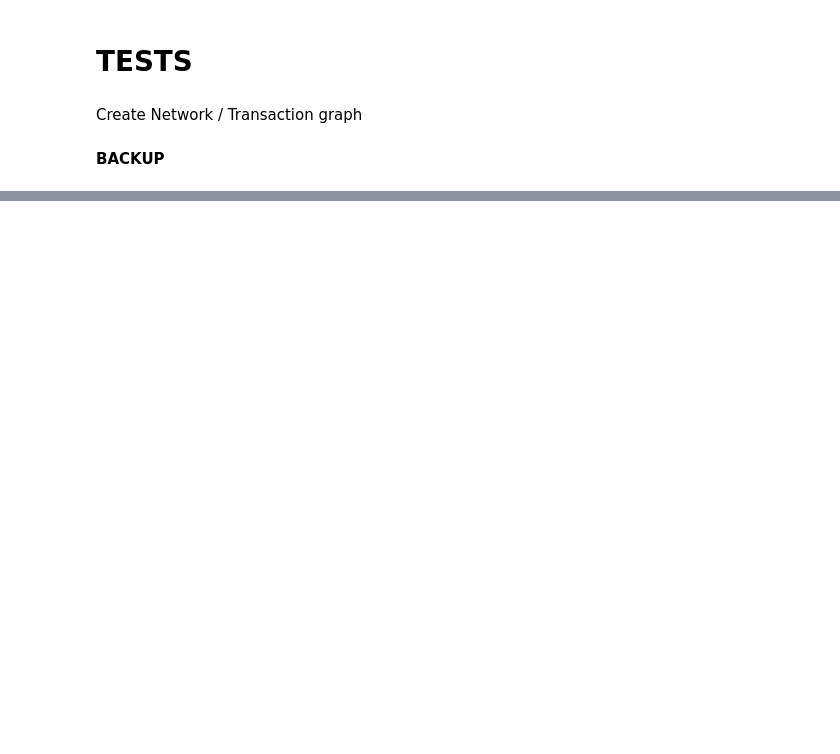
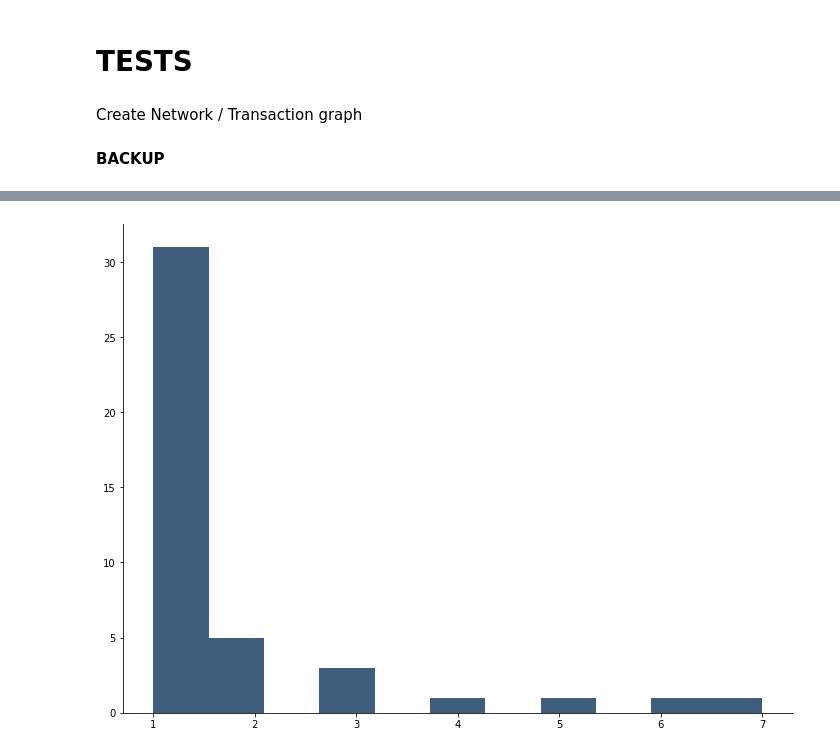
Before and after one commit to rkoprik/txs_graph, a Jupyter notebook: SoChain.ipynb, the cells around one changed output, grey strips where cells are left out. Drawn from its saved outputs; the diff is of its cells as text; code cells hidden in the pictures; blank space fills up the shorter version.

```diff
--- a/SoChain.ipynb
+++ b/SoChain.ipynb
@@ -420,0 +619,60 @@ See the caveats in the documentation: https://pandas.pydata.org/pandas-docs/stab
+# %%
+# create an empty graph
+g = nx.Graph()
+# adds edges
+g.add_edges_from(lst_tuple)
+print(g.edges())
+print(g.nodes())
+# plots
+nx.draw_kamada_kawai(g, with_labels=False)
+# %%
+# Get information on the graph level
+  # https://claudius-graebner.com/teaching/20_01-Cusanus19/Networks.html
+
+# Number of vertices
+g.number_of_nodes()
+nx.number_of_nodes(g)
+
+# Number of edges
+g.number_of_edges()
+nx.number_of_edges(g)
+
+# Connectedness
+  # A graph is connected if every node can be reached from any other node
+nx.is_connected(g)
+
+# Diameter
+  # longest distance between two vertices
+# nx.diameter(g)
+  # NetworkXError: Found infinite path length because the graph is not connected
+
+# Average path length
+  # average of all the distances in the graph
+# nx.average_shortest_path_length(g)
+  # NetworkXError: Graph is not connected.
+
+# Density
+nx.density(g)
+
+# Transitivity
+  # relating the number of triangles with the number of triples in the graph
+nx.transitivity(g)
+
+# Clustering coefficient
+nx.average_clustering(g)
+
+# Average degree
+  # average of all vertex degrees in the graph
+np.mean([i[1] for i in g.degree()])
+
+# Degree distribution
+degs = [i[1] for i in g.degree()]
+fig, ax = plt.subplots(figsize=(12, 9))
+ax.spines["top"].set_visible(False) # Remove plot frame line on the top
+ax.spines["right"].set_visible(False) # Remove plot frame line on the right
+ax.get_xaxis().tick_bottom()  # Remove ticks on the bottom
+ax.get_yaxis().tick_left()  # Remove the ticks on the left
+
+ax.hist(degs, color="#3F5D7D", bins='auto');
+# %% [output]
+[figure, added]
```
Also changed, not shown: parts of 13 cells of this notebook.
